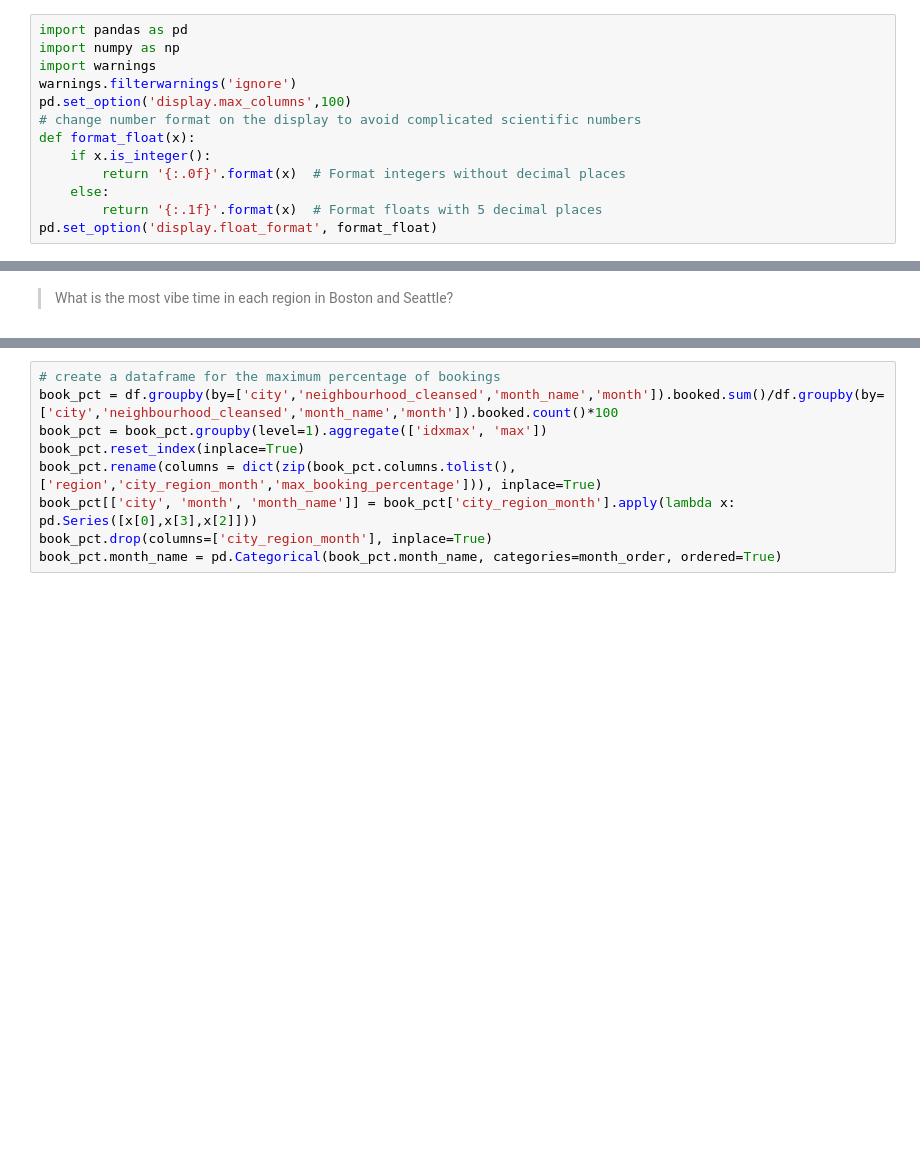
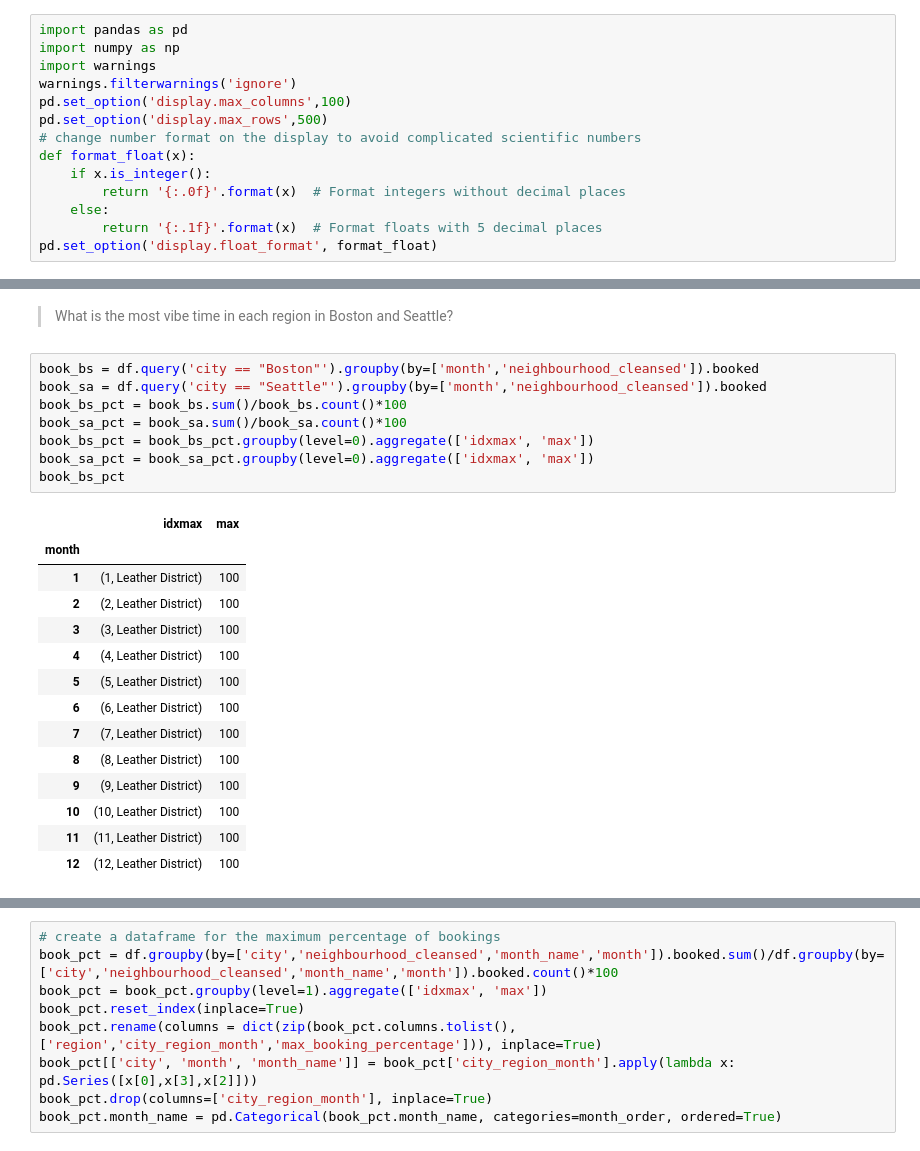
Before and after one commit to GinnCheng/Proj-Kaggle-Airbnb, a Jupyter notebook: main_script.ipynb, the cells around one changed output, grey strips where cells are left out. Saved outputs shown, nothing was run; the diff lists cells and outputs as text; blank space fills up the shorter version.

```diff
--- a/main_script.ipynb
+++ b/main_script.ipynb
@@ -31,6 +31,7 @@ import numpy as np
 import warnings
 warnings.filterwarnings('ignore')
 pd.set_option('display.max_columns',100)
+pd.set_option('display.max_rows',500)
 # change number format on the display to avoid complicated scientific numbers
 def format_float(x):
     if x.is_integer():
@@ -254,3 +255,26 @@ plt.show()
 [figure]
 # %% [markdown]
 >What is the most vibe time in each region in Boston and Seattle?
+# %%
+book_bs = df.query('city == "Boston"').groupby(by=['month','neighbourhood_cleansed']).booked
+book_sa = df.query('city == "Seattle"').groupby(by=['month','neighbourhood_cleansed']).booked
+book_bs_pct = book_bs.sum()/book_bs.count()*100
+book_sa_pct = book_sa.sum()/book_sa.count()*100
+book_bs_pct = book_bs_pct.groupby(level=0).aggregate(['idxmax', 'max'])
+book_sa_pct = book_sa_pct.groupby(level=0).aggregate(['idxmax', 'max'])
+book_bs_pct
+# %% [output]
+|  | idxmax | max |
+| month |  |  |
+| 1 | (1, Leather District) | 100 |
+| 2 | (2, Leather District) | 100 |
+| 3 | (3, Leather District) | 100 |
+| 4 | (4, Leather District) | 100 |
+| 5 | (5, Leather District) | 100 |
+| 6 | (6, Leather District) | 100 |
+| 7 | (7, Leather District) | 100 |
+| 8 | (8, Leather District) | 100 |
+| 9 | (9, Leather District) | 100 |
+| 10 | (10, Leather District) | 100 |
+| 11 | (11, Leather District) | 100 |
+| 12 | (12, Leather District) | 100 |
```
Also changed, not shown: parts of 2 cells of this notebook.
